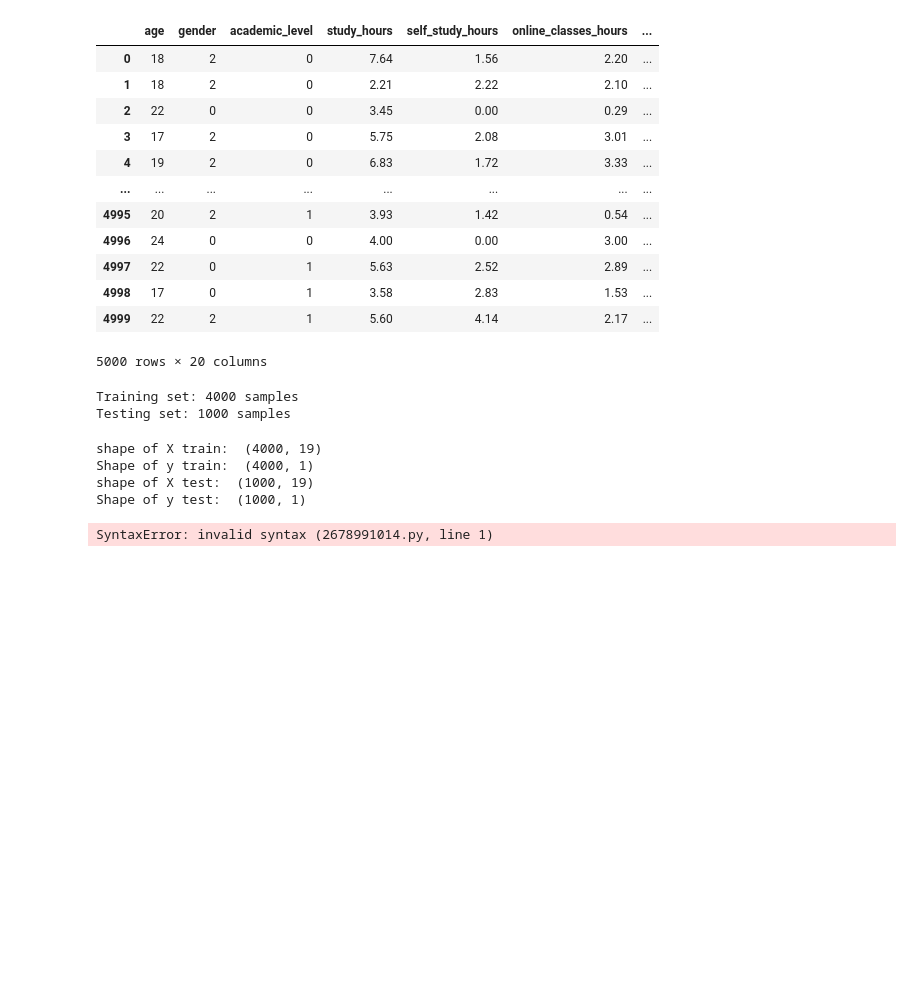
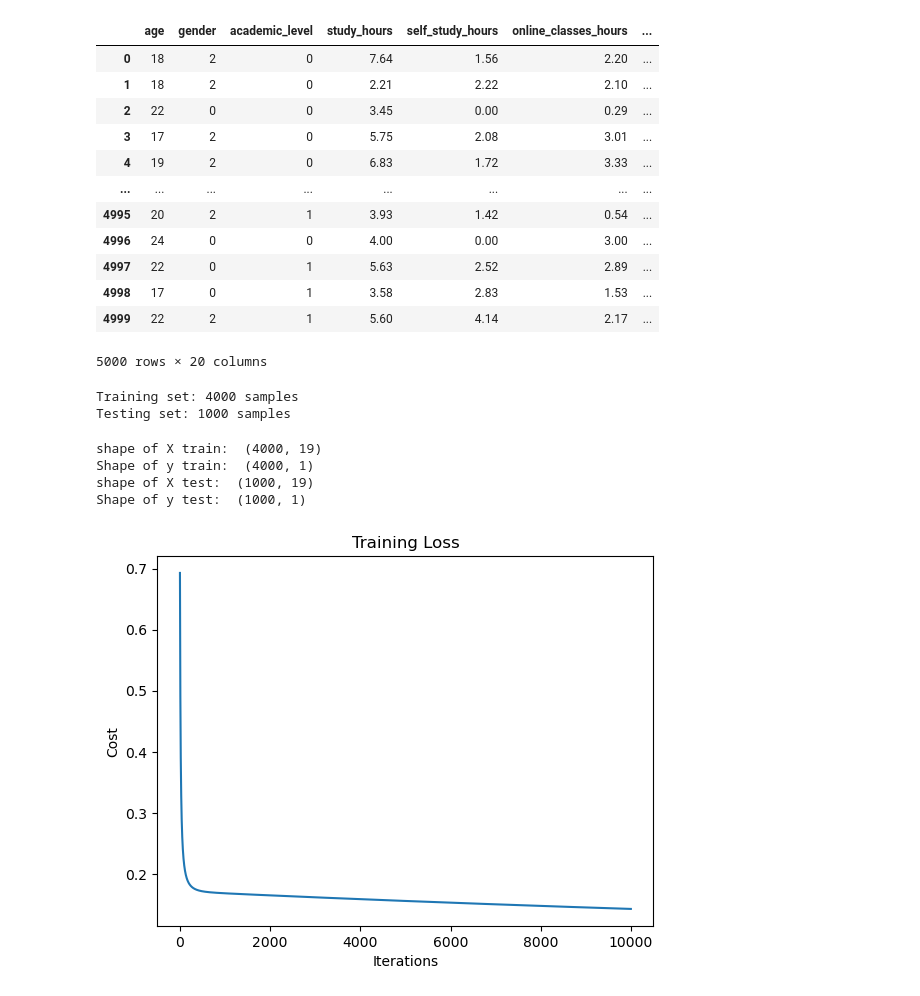
Before and after one commit to xahid007/ml-models-from-scratch-python-implementation, a Jupyter notebook: Logistic Regression/logreg-python-implementation-from-scratch.ipynb, the cells around one changed output. Drawn from its saved outputs; the diff is of its cells as text; code cells hidden in the pictures; blank space fills up the shorter version.

Commit message:
feat:logreg class complete, cost history , plot added

```diff
--- a/Logistic Regression/logreg-python-implementation-from-scratch.ipynb
+++ b/Logistic Regression/logreg-python-implementation-from-scratch.ipynb
@@ -99,22 +99,61 @@ Shape of y test:  (1000, 1)
 class LogisticRegression:
     def __init__(self, learning_rate = .0001, iterations = 10000):
         self.lr = learning_rate
-        self.iteratiosn = iterations
+        self.iterations = iterations
         self.weights = None
         self.bias = None
+        self.cost_history = None
 
 
-    def compute_gradient(self):
-        pass
+    def compute_gradient(self, X, y_pred, y):
+        n_samples = X.shape[0]
+        dw = (1 / n_samples) * X.T @ (y_pred - y)
+        db = (1 / n_samples) * np.sum(y_pred - y)
+        return dw, db
+
+    def compute_cost(self, y_pred, y):
+        n_samples = y.shape[0]
+        y_pred = np.clip(y_pred, 1e-10, 1 - 1e-10)
+        return -(1 / n_samples) * np.sum(y * np.log(y_pred) + (1 - y) * np.log(1 - y_pred))
+
+    def gradient_descent(self,dw, db):
+        self.weights = self.weights - self.lr*dw
+        self.bias  = self.bias - self.lr*db
 
     def sigmoid(self, z):
         return 1 / (1 + np.exp(-z))
 
     def fit(self,X,y):
         n_samples, n_features = X.shape
-        self.weights = np.ones((n_features,1))
+        self.cost_history = np.zeros((self.iterations,1))
+        self.weights = np.zeros((n_features,1))
         self.bias = 0
-        z  = X@self.weights + self.bias
+
+
+        for i in range(self.iterations):
+
+            z  = X @ self.weights + self.bias
+            y_pred = self.sigmoid(z)
+
+            dw, db = self.compute_gradient(X, y_pred, y)
+            self.gradient_descent(dw, db)
+            self.cost_history[i]  = (self.compute_cost(y_pred, y))
+
+        return self
+
+    def predict(self, X):
+        z = X @ self.weights + self.bias
         y_pred = self.sigmoid(z)
+        return (y_pred >= 0.5).astype(int)
-# %% [output]
-SyntaxError: invalid syntax (2678991014.py, line 1)
+# %%
+lr = LogisticRegression()
+lr.fit(X_train_array,y_train_array)
+y_pred = lr.predict(X_test)
+# %%
+plt.plot(lr.cost_history)
+plt.xlabel("Iterations")
+plt.ylabel("Cost")
+plt.title("Training Loss")
+plt.show()
+# %% [output]
+[figure, added]
```
